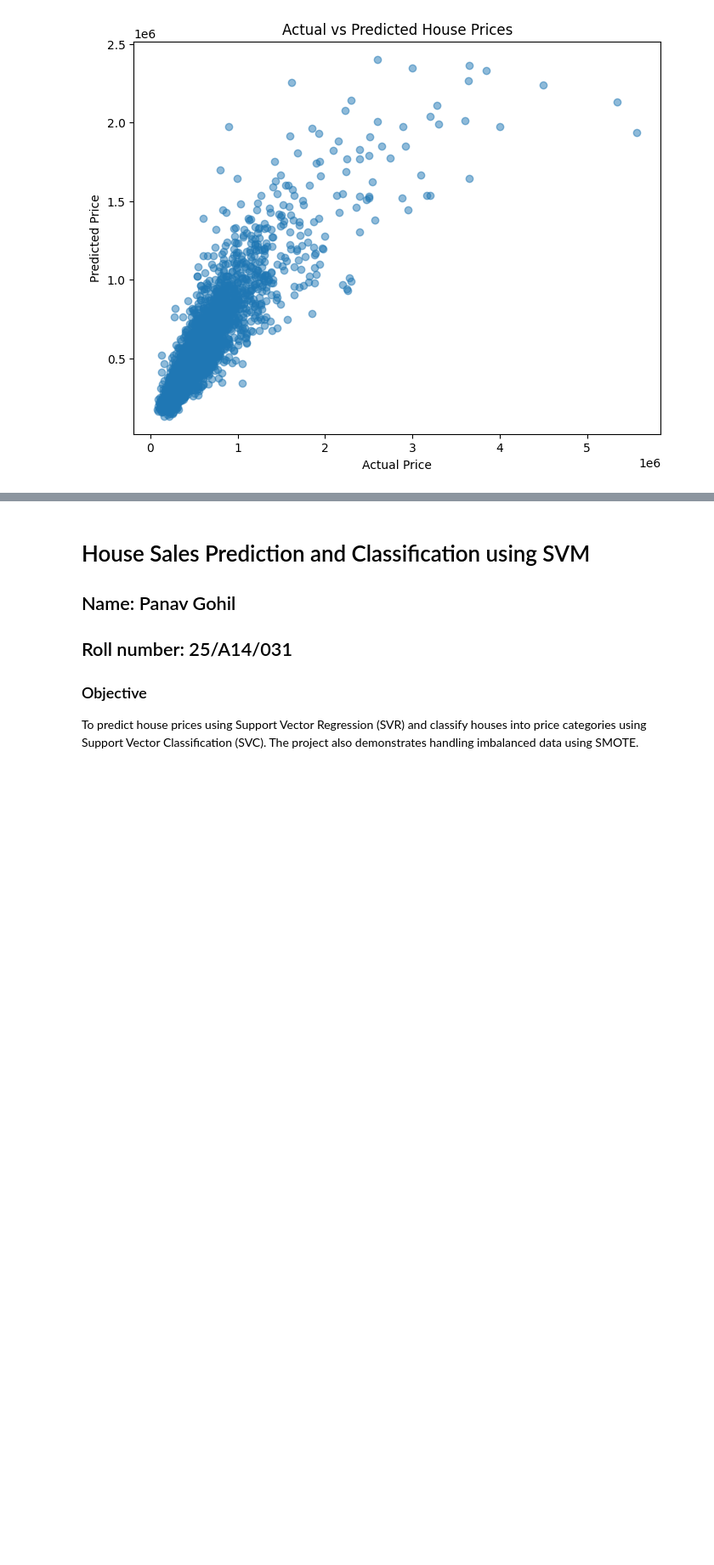
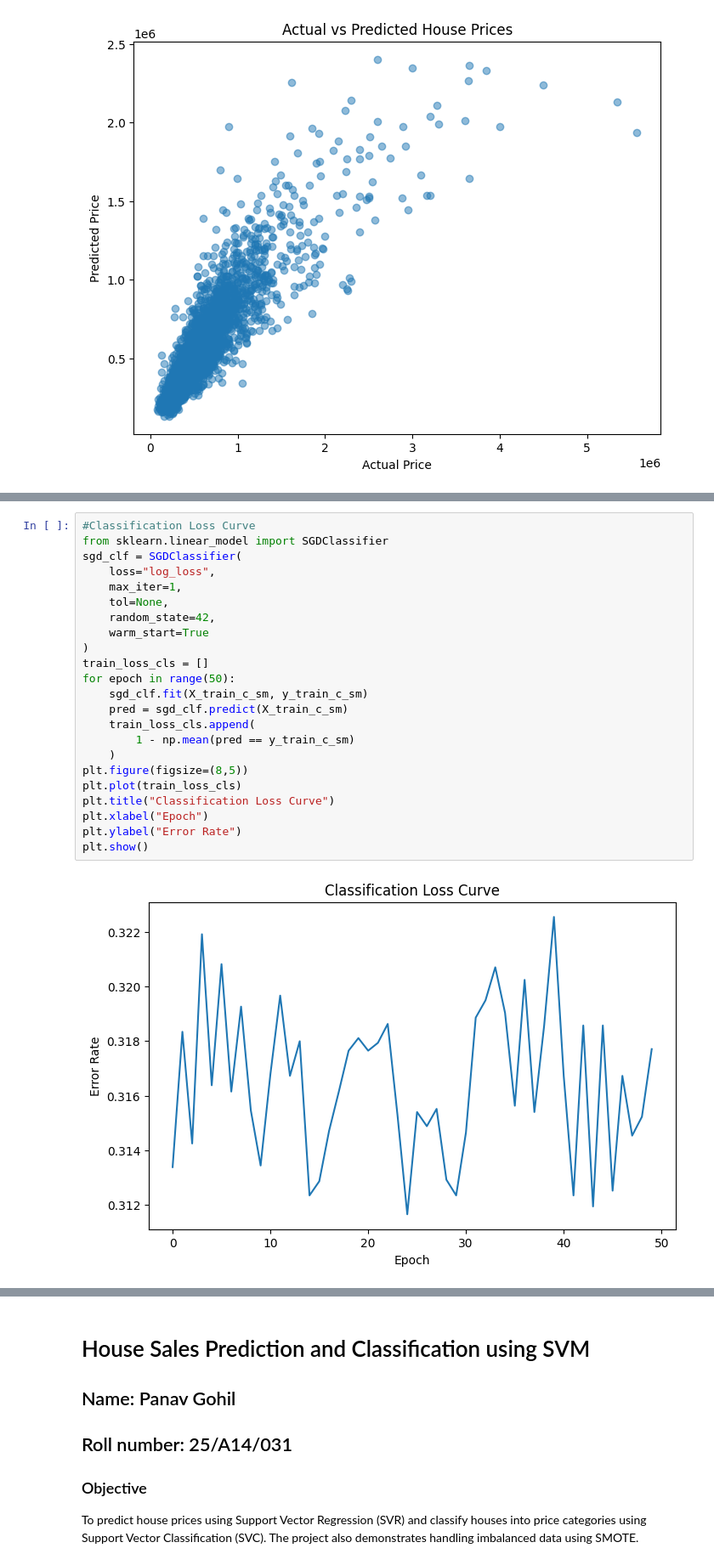
Before and after one commit to panavgohil/ML-Assignment-1, a Jupyter notebook: House_Price_Prediction_SVM.ipynb, the cells around one changed output, grey strips where cells are left out. Shown at 85% size. Saved outputs shown, nothing was run; the diff lists cells and outputs as text; blank space fills up the shorter version.

```diff
--- a/House_Price_Prediction_SVM.ipynb
+++ b/House_Price_Prediction_SVM.ipynb
@@ -519,0 +559,25 @@ plt.show()
+# %%
+#Classification Loss Curve
+from sklearn.linear_model import SGDClassifier
+sgd_clf = SGDClassifier(
+    loss="log_loss",
+    max_iter=1,
+    tol=None,
+    random_state=42,
+    warm_start=True
+)
+train_loss_cls = []
+for epoch in range(50):
+    sgd_clf.fit(X_train_c_sm, y_train_c_sm)
+    pred = sgd_clf.predict(X_train_c_sm)
+    train_loss_cls.append(
+        1 - np.mean(pred == y_train_c_sm)
+    )
+plt.figure(figsize=(8,5))
+plt.plot(train_loss_cls)
+plt.title("Classification Loss Curve")
+plt.xlabel("Epoch")
+plt.ylabel("Error Rate")
+plt.show()
+# %% [output]
+[figure, added]
```
Also changed, not shown: parts of 11 cells of this notebook.
